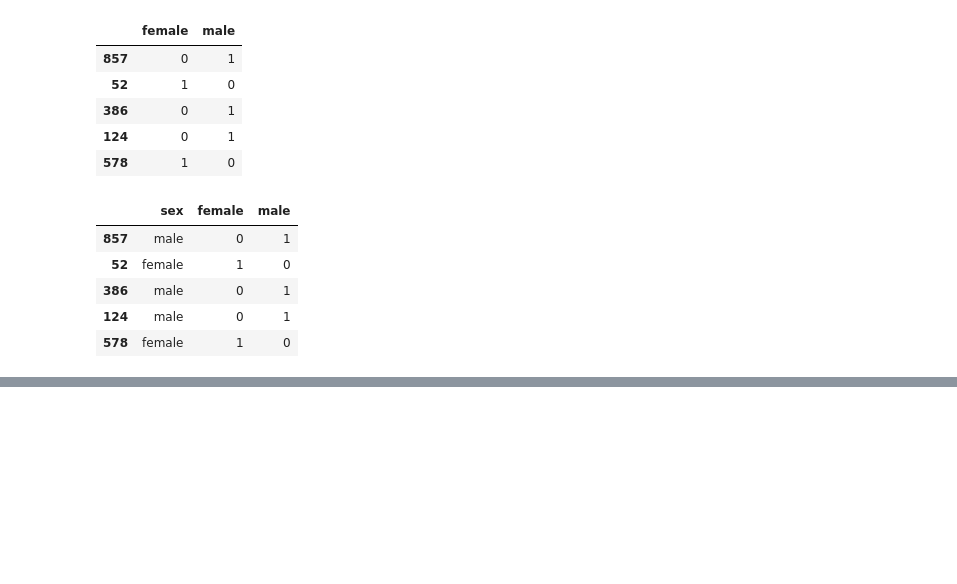
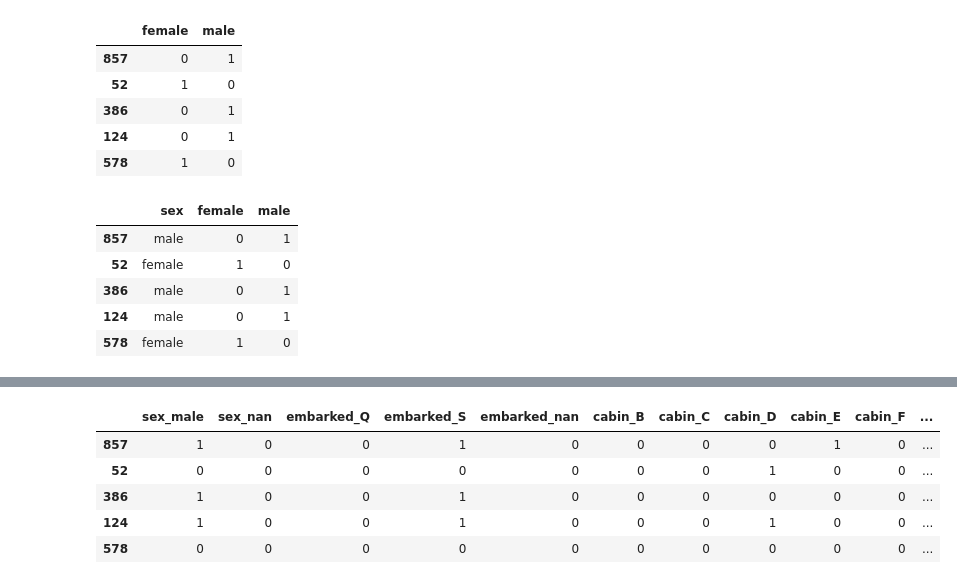
Before and after one commit to KarthikKothareddy/FeatureEngineering, a Jupyter notebook: categorical_variable_encoding.ipynb, the cells around one changed output, grey strips where cells are left out. Drawn from its saved outputs; the diff is of its cells as text; code cells hidden in the pictures; blank space fills up the shorter version.

```diff
--- a/categorical_variable_encoding.ipynb
+++ b/categorical_variable_encoding.ipynb
@@ -121,0 +146,11 @@ tmp.head()
+# %%
+### get_dummies() can also handle missing values
+tmp = pd.get_dummies(x_train, drop_first=True, dummy_na=True)
+tmp.head()
+# %% [output]
+|  | sex_male | sex_nan | embarked_Q | embarked_S | embarked_nan | cabin_B | cabin_C | cabin_D | cabin_E | cabin_F | ... |
+| 857 | 1 | 0 | 0 | 1 | 0 | 0 | 0 | 0 | 1 | 0 | ... |
+| 52 | 0 | 0 | 0 | 0 | 0 | 0 | 0 | 1 | 0 | 0 | ... |
+| 386 | 1 | 0 | 0 | 1 | 0 | 0 | 0 | 0 | 0 | 0 | ... |
+| 124 | 1 | 0 | 0 | 1 | 0 | 0 | 0 | 1 | 0 | 0 | ... |
+| 578 | 0 | 0 | 0 | 0 | 0 | 0 | 0 | 0 | 0 | 0 | ... |
```
Also changed, not shown: parts of 8 cells of this notebook.
